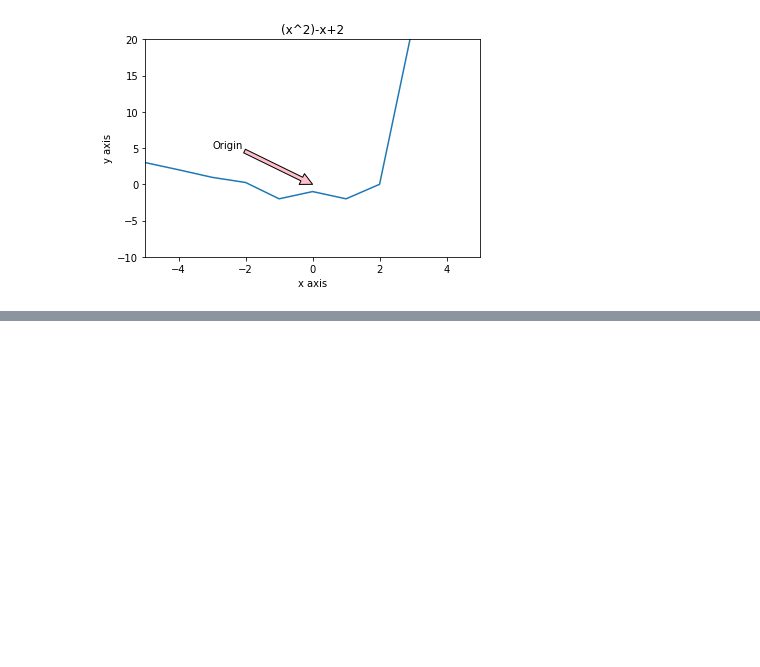
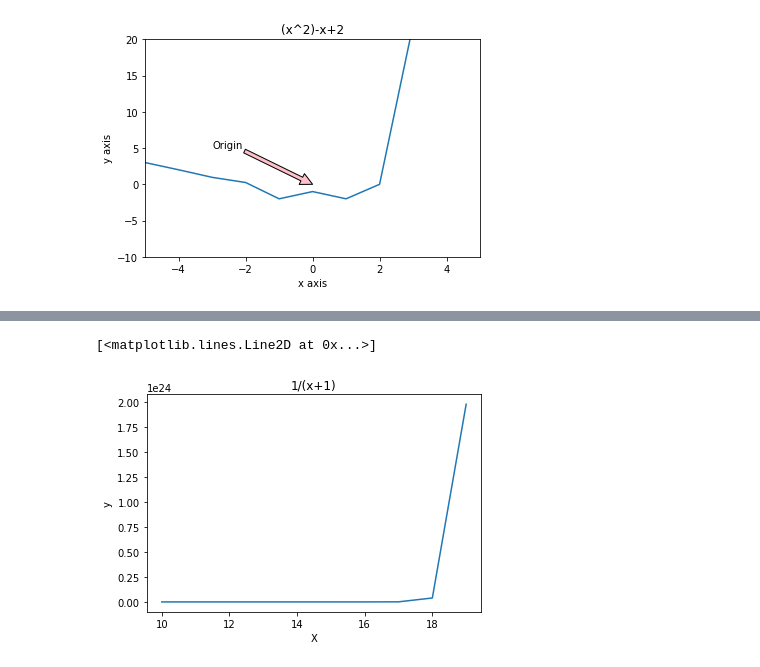
Before and after one commit to GabbyBarajasBroussard/numpy-pandas-visualization-exercise, a Jupyter notebook: matplotlib_exercises.ipynb, the cells around one changed output, grey strips where cells are left out. Saved outputs shown, nothing was run; the diff lists cells and outputs as text; code cells hidden in the pictures; blank space fills up the shorter version.

```diff
--- a/matplotlib_exercises.ipynb
+++ b/matplotlib_exercises.ipynb
@@ -24,0 +66,11 @@ Text(-3, 5, 'Origin')
+# %%
+# y=1/(x+1)
+plt.title("1/(x+1)")
+plt.xlabel('X')
+plt.ylabel('y')
+x= list(range(10, 20))
+y= [(n ** n -(n +2)) for n in x]
+plt.plot(x,y)
+# %% [output]
+[<matplotlib.lines.Line2D at 0x...>]
+[figure, added]
```
Also changed, not shown: parts of 9 cells of this notebook.
